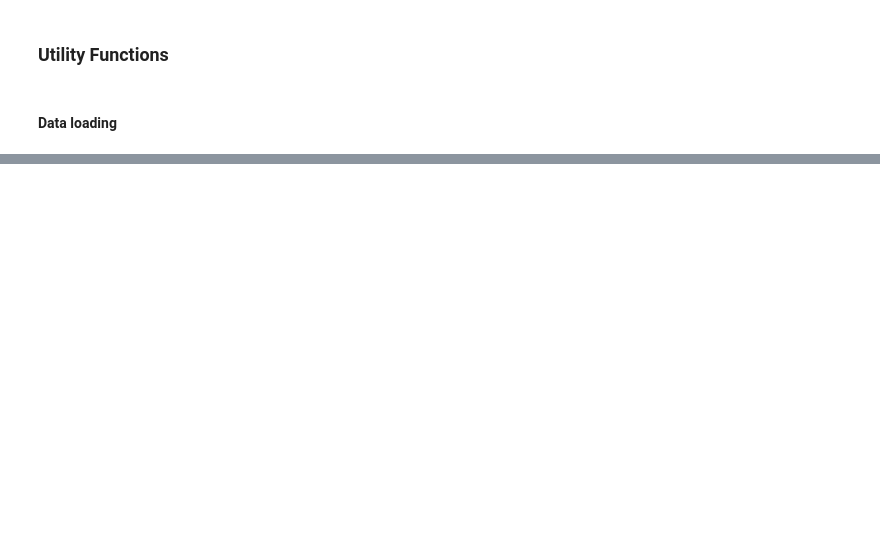
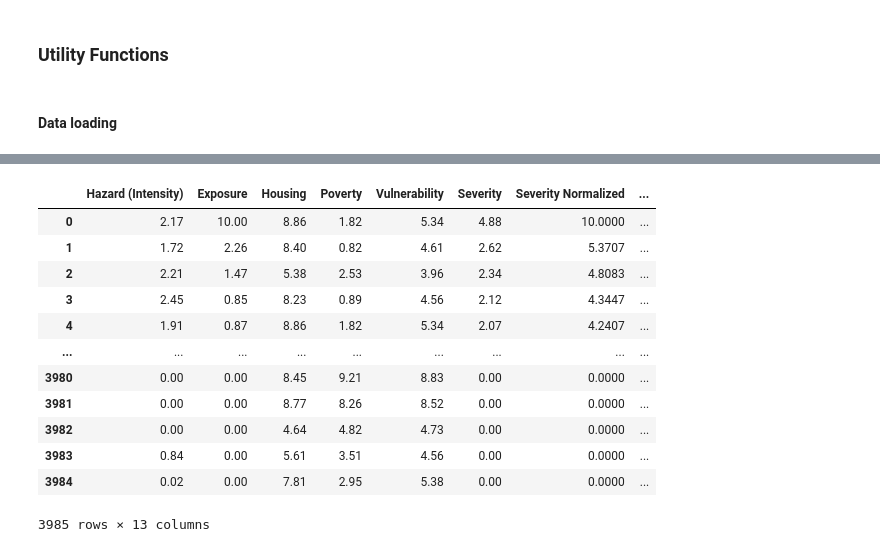
Before and after one commit to PierreDerathe/NepalEarthquake, a Jupyter notebook: DataProcessing.ipynb, the cells around one changed output, grey strips where cells are left out. Drawn from its saved outputs; the diff is of its cells as text; code cells hidden in the pictures; blank space fills up the shorter version.

Commit message:
ordinal value for severity category

```diff
--- a/DataProcessing.ipynb
+++ b/DataProcessing.ipynb
@@ -94,9 +192,25 @@ eq_df.columns
-# %%
-# perform one-hot encoding on categorical features
-categorical_features = ['Severity category']
-enc = OneHotEncoder(handle_unknown='ignore')
-enc.fit(eq_df[categorical_features])
-df_features_encoded = pd.DataFrame(enc.transform(eq_df[categorical_features]).toarray(), columns=enc.get_feature_names_out())
-# combine the one-hot encoded features with the numerical features
-eq_df = pd.concat([eq_df.drop(categorical_features, axis=1), df_features_encoded ], axis=1)
-eq_df
+# %%
+severity_mapping = {
+    "Lowest" : 0,
+    "Low" : 1,
+    "Medium-Low" : 2,
+    "Medium-High" : 3,
+    "High" : 4,
+    "Highest" : 5
+}
+eq_df['Severity category'] = eq_df['Severity category'].map(severity_mapping)
+eq_df
+# %% [output]
+|  | Hazard (Intensity) | Exposure | Housing | Poverty | Vulnerability | Severity | Severity Normalized | ... |
+| 0 | 2.17 | 10.00 | 8.86 | 1.82 | 5.34 | 4.88 | 10.0000 | ... |
+| 1 | 1.72 | 2.26 | 8.40 | 0.82 | 4.61 | 2.62 | 5.3707 | ... |
+| 2 | 2.21 | 1.47 | 5.38 | 2.53 | 3.96 | 2.34 | 4.8083 | ... |
+| 3 | 2.45 | 0.85 | 8.23 | 0.89 | 4.56 | 2.12 | 4.3447 | ... |
+| 4 | 1.91 | 0.87 | 8.86 | 1.82 | 5.34 | 2.07 | 4.2407 | ... |
+| ... | ... | ... | ... | ... | ... | ... | ... | ... |
+| 3980 | 0.00 | 0.00 | 8.45 | 9.21 | 8.83 | 0.00 | 0.0000 | ... |
+| 3981 | 0.00 | 0.00 | 8.77 | 8.26 | 8.52 | 0.00 | 0.0000 | ... |
+| 3982 | 0.00 | 0.00 | 4.64 | 4.82 | 4.73 | 0.00 | 0.0000 | ... |
+| 3983 | 0.84 | 0.00 | 5.61 | 3.51 | 4.56 | 0.00 | 0.0000 | ... |
+| 3984 | 0.02 | 0.00 | 7.81 | 2.95 | 5.38 | 0.00 | 0.0000 | ... |
+3985 rows × 13 columns
```
Also changed, not shown: parts of 9 cells of this notebook.
